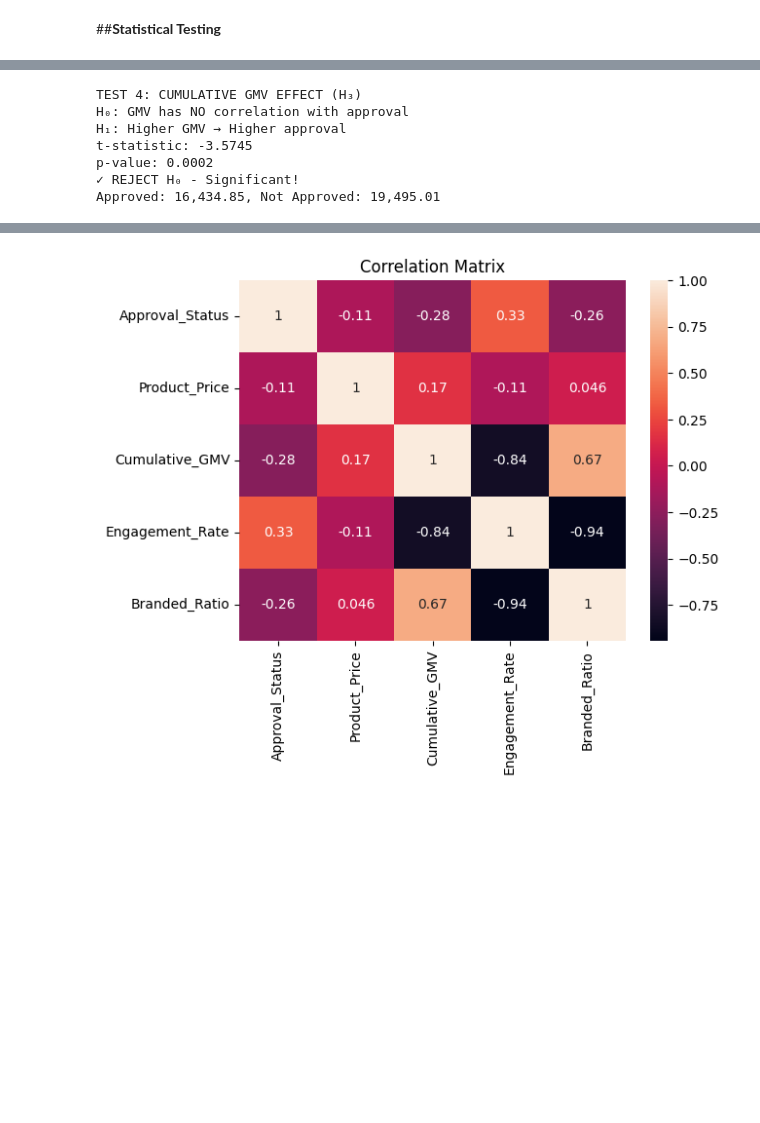
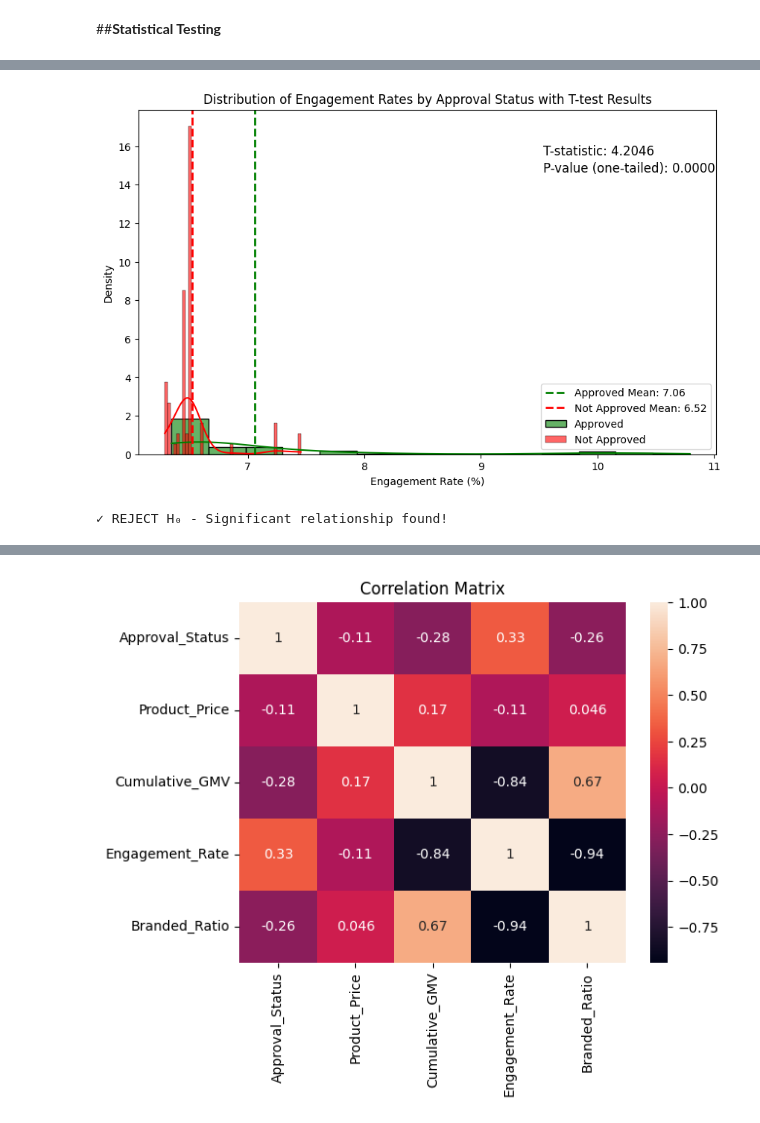
Before and after one commit to Mallowsss/CCDATSCL_PROJECT, a Jupyter notebook: final.ipynb, the cells around one changed output, grey strips where cells are left out. Saved outputs shown, nothing was run; the diff lists cells and outputs as text; code cells hidden in the pictures; blank space fills up the shorter version.

```diff
--- a/final.ipynb
+++ b/final.ipynb
@@ -610,30 +521,40 @@ Approved: 275.70, Not Approved: 382.34
-# %%
-# Test 4: GMV
-print("TEST 4: CUMULATIVE GMV EFFECT (H₃)")
-print("H₀: GMV has NO correlation with approval")
-print("H₁: Higher GMV → Higher approval")
-
-approved_gmv = samples_master[samples_master['Approval_Status'] == 1]['Cumulative_GMV']
-not_approved_gmv = samples_master[samples_master['Approval_Status'] == 0]['Cumulative_GMV']
-
-t_stat_gmv, p_two_gmv = stats.ttest_ind(approved_gmv, not_approved_gmv)
-p_one_gmv = p_two_gmv / 2
-
-print(f"t-statistic: {t_stat_gmv:.4f}")
-print(f"p-value: {p_one_gmv:.4f}")
-
-
-if p_one_gmv < 0.05:
-    print("✓ REJECT H₀ - Significant!")
-else:
-    print("✗ FAIL TO REJECT H₀")
-
-print(f"Approved: {approved_gmv.mean():,.2f}, Not Approved: {not_approved_gmv.mean():,.2f}")
-# %% [output]
-TEST 4: CUMULATIVE GMV EFFECT (H₃)
-H₀: GMV has NO correlation with approval
-H₁: Higher GMV → Higher approval
-t-statistic: -3.5745
-p-value: 0.0002
-✓ REJECT H₀ - Significant!
-Approved: 16,434.85, Not Approved: 19,495.01
+# %%
+import numpy as np
+from scipy import stats
+
+# Test 1: Engagement Rate
+approved_eng = samples_with_engagement[samples_with_engagement['Approval_Status'] == 1]['Engagement_Rate']
+not_approved_eng = samples_with_engagement[samples_with_engagement['Approval_Status'] == 0]['Engagement_Rate']
+
+# t-test calculation
+t_stat, p_two = stats.ttest_ind(approved_eng, not_approved_eng)
+p_one = p_two / 2
+
+# Plotting the distributions
+plt.figure(figsize=(10, 6))
+sns.histplot(approved_eng, color='green', label='Approved', kde=True, stat='density', alpha=0.6)
+sns.histplot(not_approved_eng, color='red', label='Not Approved', kde=True, stat='density', alpha=0.6)
+
+# Add mean lines
+plt.axvline(approved_eng.mean(), color='green', linestyle='dashed', linewidth=2, label=f'Approved Mean: {approved_eng.mean():.2f}')
+plt.axvline(not_approved_eng.mean(), color='red', linestyle='dashed', linewidth=2, label=f'Not Approved Mean: {not_approved_eng.mean():.2f}')
+
+plt.title('Distribution of Engagement Rates by Approval Status with T-test Results')
+plt.xlabel('Engagement Rate (%)')
+plt.ylabel('Density')
+plt.legend()
+
+# Add t-test results as text on the plot
+plt.text(0.7, 0.9, f'T-statistic: {t_stat:.4f}', transform=plt.gca().transAxes, fontsize=12, verticalalignment='top')
+plt.text(0.7, 0.85, f'P-value (one-tailed): {p_one:.4f}', transform=plt.gca().transAxes, fontsize=12, verticalalignment='top')
+
+plt.show()
+
+# Print significance conclusion (as in the previous cell)
+if p_one < 0.05:
+    print("\n✓ REJECT H₀ - Significant relationship found!")
+else:
+    print("\n✗ FAIL TO REJECT H₀ - No significant relationship")
+# %% [output]
+[figure, added]
+✓ REJECT H₀ - Significant relationship found!
```
Also changed, not shown: parts of 6 cells of this notebook.
